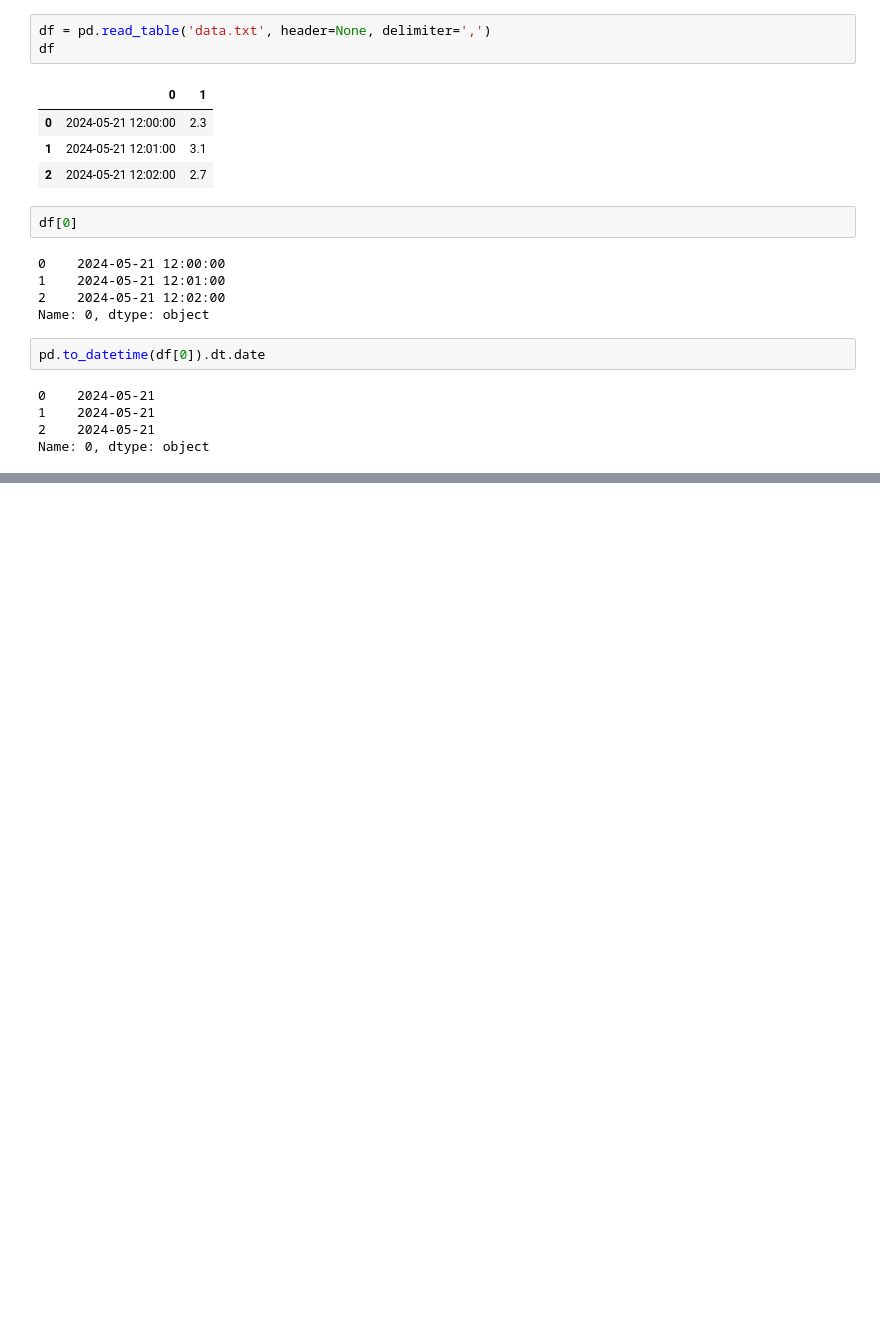
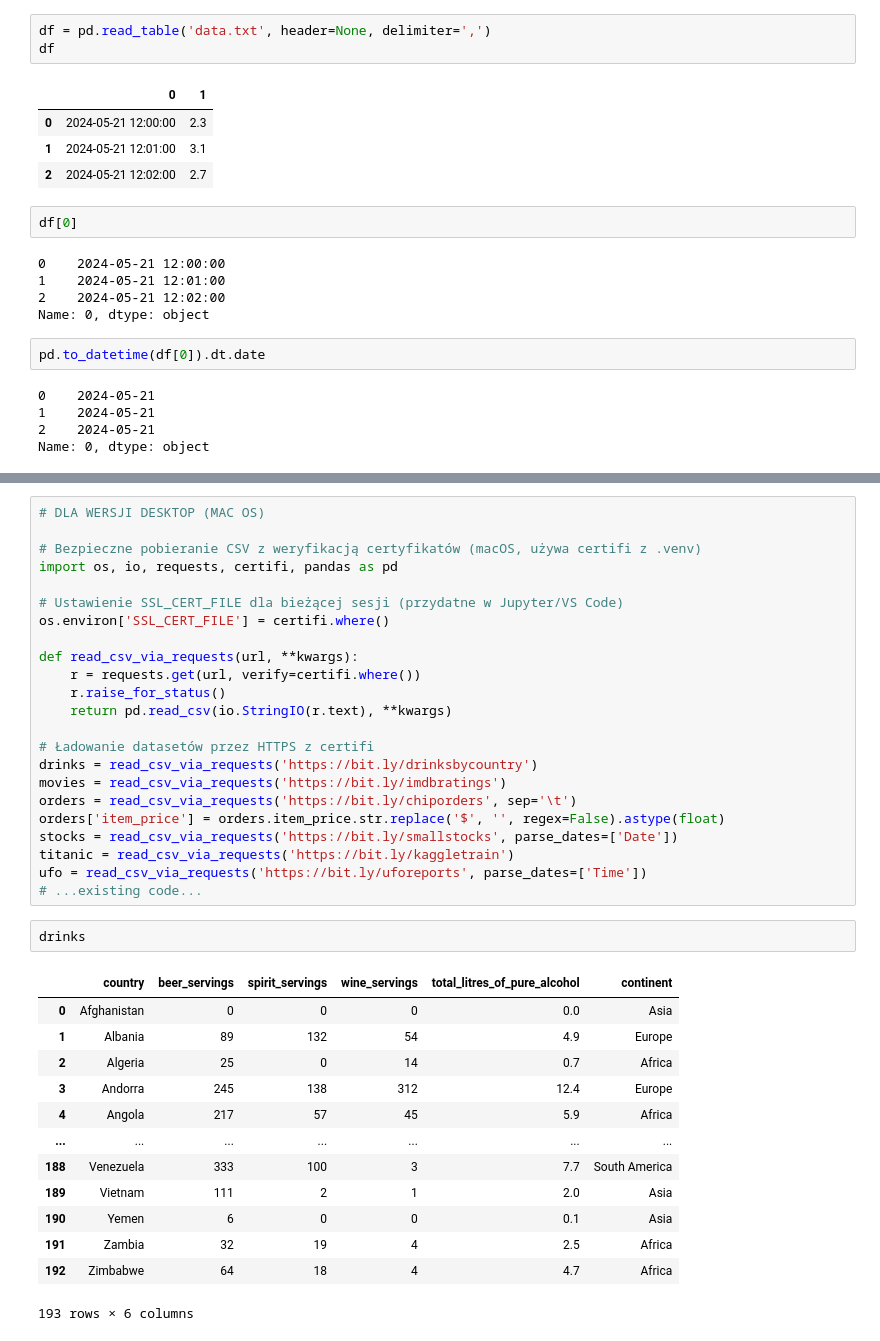
Before and after one commit to tomasz450/Analiza-danych-w-Python-2025-11-17-local, a Jupyter notebook: 3. Pandas/Pandas.ipynb, the cells around one changed output, grey strips where cells are left out. Cells and saved outputs as stored; diff of their text form; blank space fills up the shorter version.

```diff
--- a/3. Pandas/Pandas.ipynb
+++ b/3. Pandas/Pandas.ipynb
@@ -976,0 +992,39 @@ Name: 0, dtype: object
+# %%
+# DLA WERSJI DESKTOP (MAC OS)
+
+# Bezpieczne pobieranie CSV z weryfikacją certyfikatów (macOS, używa certifi z .venv)
+import os, io, requests, certifi, pandas as pd
+
+# Ustawienie SSL_CERT_FILE dla bieżącej sesji (przydatne w Jupyter/VS Code)
+os.environ['SSL_CERT_FILE'] = certifi.where()
+
+def read_csv_via_requests(url, **kwargs):
+    r = requests.get(url, verify=certifi.where())
+    r.raise_for_status()
+    return pd.read_csv(io.StringIO(r.text), **kwargs)
+
+# Ładowanie datasetów przez HTTPS z certifi
+drinks = read_csv_via_requests('https://bit.ly/drinksbycountry')
+movies = read_csv_via_requests('https://bit.ly/imdbratings')
+orders = read_csv_via_requests('https://bit.ly/chiporders', sep='\t')
+orders['item_price'] = orders.item_price.str.replace('$', '', regex=False).astype(float)
+stocks = read_csv_via_requests('https://bit.ly/smallstocks', parse_dates=['Date'])
+titanic = read_csv_via_requests('https://bit.ly/kaggletrain')
+ufo = read_csv_via_requests('https://bit.ly/uforeports', parse_dates=['Time'])
+# ...existing code...
+# %%
+drinks
+# %% [output]
+|  | country | beer_servings | spirit_servings | wine_servings | total_litres_of_pure_alcohol | continent |
+| 0 | Afghanistan | 0 | 0 | 0 | 0.0 | Asia |
+| 1 | Albania | 89 | 132 | 54 | 4.9 | Europe |
+| 2 | Algeria | 25 | 0 | 14 | 0.7 | Africa |
+| 3 | Andorra | 245 | 138 | 312 | 12.4 | Europe |
+| 4 | Angola | 217 | 57 | 45 | 5.9 | Africa |
+| ... | ... | ... | ... | ... | ... | ... |
+| 188 | Venezuela | 333 | 100 | 3 | 7.7 | South America |
+| 189 | Vietnam | 111 | 2 | 1 | 2.0 | Asia |
+| 190 | Yemen | 6 | 0 | 0 | 0.1 | Asia |
+| 191 | Zambia | 32 | 19 | 4 | 2.5 | Africa |
+| 192 | Zimbabwe | 64 | 18 | 4 | 4.7 | Africa |
+193 rows × 6 columns
```
Also changed, not shown: parts of 3 cells of this notebook.
